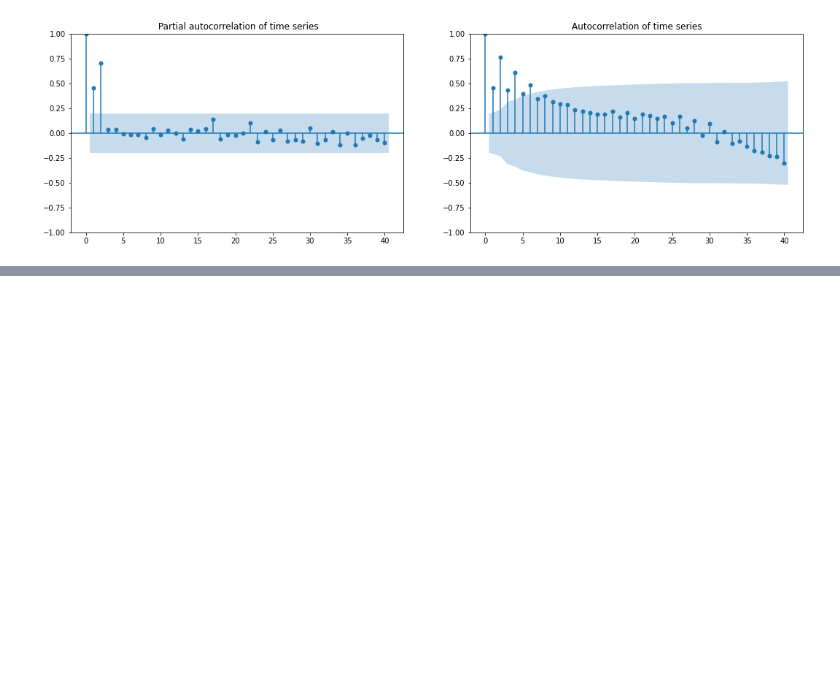
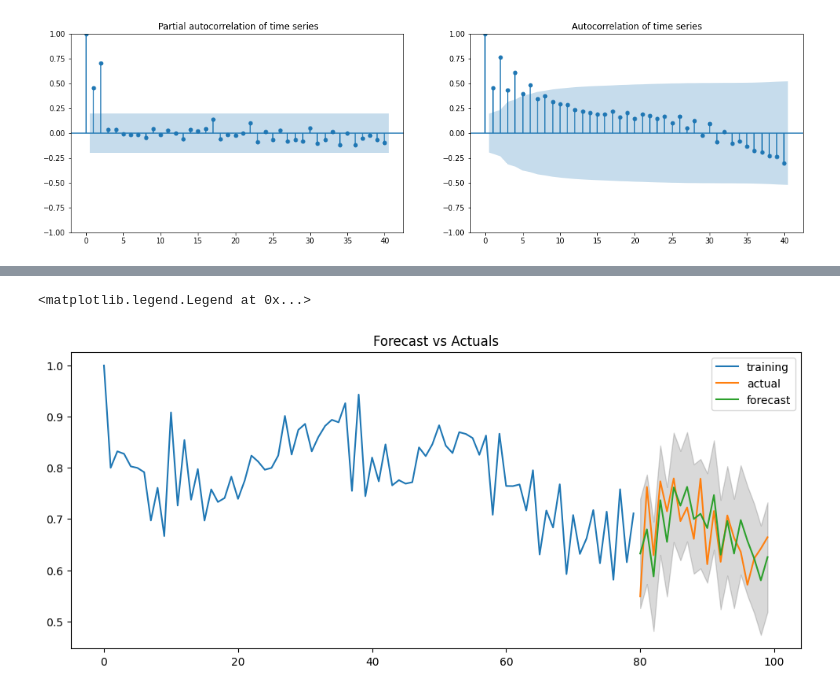
Before and after one commit to Julio-Baeta1/PythonTimeSeries, a Jupyter notebook: AR with Kalman filter Exploration.ipynb, the cells around one changed output, grey strips where cells are left out. Saved outputs shown, nothing was run; the diff lists cells and outputs as text; code cells hidden in the pictures; blank space fills up the shorter version.

```diff
--- a/AR with Kalman filter Exploration.ipynb
+++ b/AR with Kalman filter Exploration.ipynb
@@ -195,0 +202,79 @@ plt.legend()
+# %%
+# Setup forecasts
+nforecasts = 1 #3
+forecasts = {}
+lower_conf ={}
+upper_conf = {}
+
+my_ar2_f = sm.tsa.SARIMAX(train, order=(2,0, 0)).fit()
+
+
+# Make as pandas series
+#fc_series = pd.Series(forecast.predicted_mean, index=test.index)
+#conf = forecast.conf_int(alpha=0.05)
+#lower_series = pd.Series(conf.iloc[:,0], index=test.index)
+#upper_series = pd.Series(conf.iloc[:,1], index=test.index)
+
+# Save initial forecast
+#forecasts[train.index[-1]] = my_ar2_f.forecast(steps=nforecasts)
+#forecast = my_ar2_f.get_forecast(1, alpha=0.05)  # 95% conf
+#forecasts[train.index[-1]] = forecast.predicted_mean
+#conf = forecast.conf_int(alpha=0.05)
+#print(conf.iloc[:,0])
+#lower_conf[train.index[-1]] = conf.iloc[:,0]
+#upper_conf[train.index[-1]] = conf.iloc[:,1]
+forecast = my_ar2_f.get_forecast(1, alpha=0.05)
+forecasts[test.index[0]] = forecast.predicted_mean.iloc[0]
+conf = forecast.conf_int(alpha=0.05)
+lower_conf[test.index[0]] = conf.iloc[0,0]
+upper_conf[test.index[0]] = conf.iloc[0,1]
+
+# Step through the rest of the sample
+#for t in range(n_training, nobs):
+for t in range(n_training, nobs):
+    # Update the results by appending the next observation
+    updated = endog.iloc[t:t+1]
+    my_ar2_f = my_ar2_f.extend(updated)
+
+    # Save the new set of forecasts
+    #forecasts[updated.index[0]] = my_ar2_f.forecast(steps=nforecasts)
+    forecast = my_ar2_f.get_forecast(1, alpha=0.05)  # 95% conf
+
+    forecasts[updated.index[0]+1] = forecast.predicted_mean.iloc[0]
+    conf = forecast.conf_int(alpha=0.05)
+    lower_conf[updated.index[0]+1] = conf.iloc[0,0]
+    upper_conf[updated.index[0]+1] = conf.iloc[0,1]
+    #forecasts[updated.index[0]] = forecast.predicted_mean.iloc[0]
+    #conf = forecast.conf_int(alpha=0.05)
+    #lower_conf[updated.index[0]] = conf.iloc[0,0]
+    #upper_conf[updated.index[0]] = conf.iloc[0,1]
+
+# Combine all forecasts into a dataframe
+#forecasts = pd.concat(forecasts, axis=1)
+
+
+#print(forecasts.iloc[15,15])
+#temp = np.zeros(20)
+#for t in range(0,20):
+#    temp[t] = forecasts.iloc[t,t]
+
+fc_series = pd.Series(forecasts, dtype=np.float64, index=test.index)
+lower_conf = pd.Series(lower_conf, dtype=np.float64, name='lower y', index=test.index)
+upper_conf = pd.Series(upper_conf, dtype=np.float64, name='upper y', index=test.index)
+
+
+## Plot
+plt.figure(figsize=(12,5), dpi=100)
+plt.title('Forecast vs Actuals')
+plt.plot(train, label='training')
+plt.plot(test, label='actual')
+#plt.plot(range(n_training, nobs),temp, label='forecast')
+plt.plot(test.index,fc_series, label='forecast')
+plt.fill_between(test.index, lower_conf, upper_conf, color='k', alpha=.15)
+
+plt.legend()
+
+#print(forecast.predicted_mean.iloc[0])
+# %% [output]
+<matplotlib.legend.Legend at 0x...>
+[figure, added]
```
Also changed, not shown: parts of 23 cells of this notebook.
